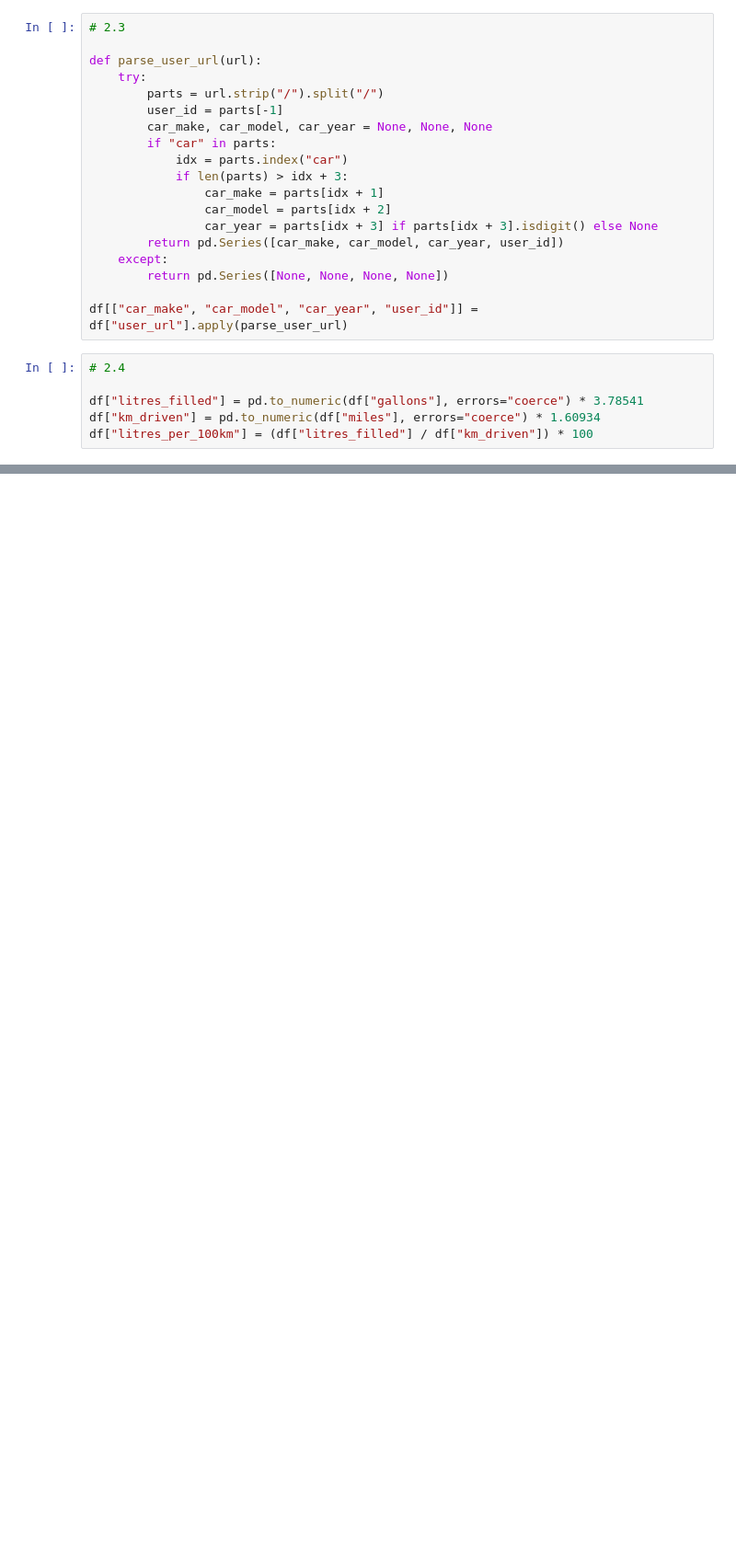
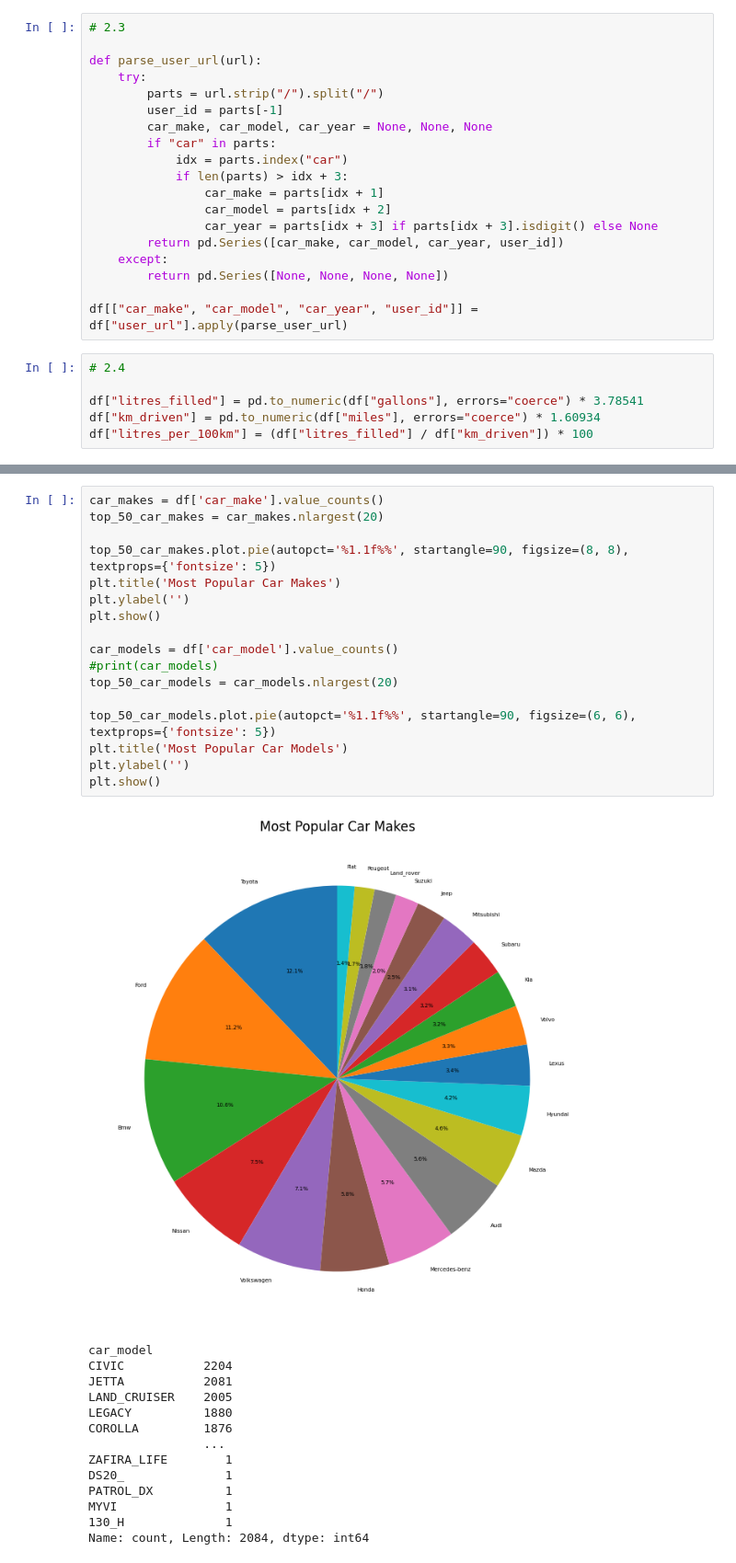
Before and after one commit to IDVE-PROJECT-01/Assignment-1, a Jupyter notebook: Question1.ipynb, the cells around one changed output, grey strips where cells are left out. Shown at 92% size. Drawn from its saved outputs; the diff is of its cells as text; blank space fills up the shorter version.

```diff
--- a/Question1.ipynb
+++ b/Question1.ipynb
@@ -242,0 +324,32 @@ print(df[[
+# %%
+car_makes = df['car_make'].value_counts()
+top_50_car_makes = car_makes.nlargest(20)
+
+top_50_car_makes.plot.pie(autopct='%1.1f%%', startangle=90, figsize=(8, 8), textprops={'fontsize': 5})
+plt.title('Most Popular Car Makes')
+plt.ylabel('')
+plt.show()
+
+car_models = df['car_model'].value_counts()
+#print(car_models)
+top_50_car_models = car_models.nlargest(20)
+
+top_50_car_models.plot.pie(autopct='%1.1f%%', startangle=90, figsize=(6, 6), textprops={'fontsize': 5})
+plt.title('Most Popular Car Models')
+plt.ylabel('')
+plt.show()
+# %% [output]
+[figure, added]
+car_model
+CIVIC           2204
+JETTA           2081
+LAND_CRUISER    2005
+LEGACY          1880
+COROLLA         1876
+                ...
+ZAFIRA_LIFE        1
+DS20_              1
+PATROL_DX          1
+MYVI               1
+130_H              1
+Name: count, Length: 2084, dtype: int64
```
Also changed, not shown: parts of 13 cells of this notebook.
